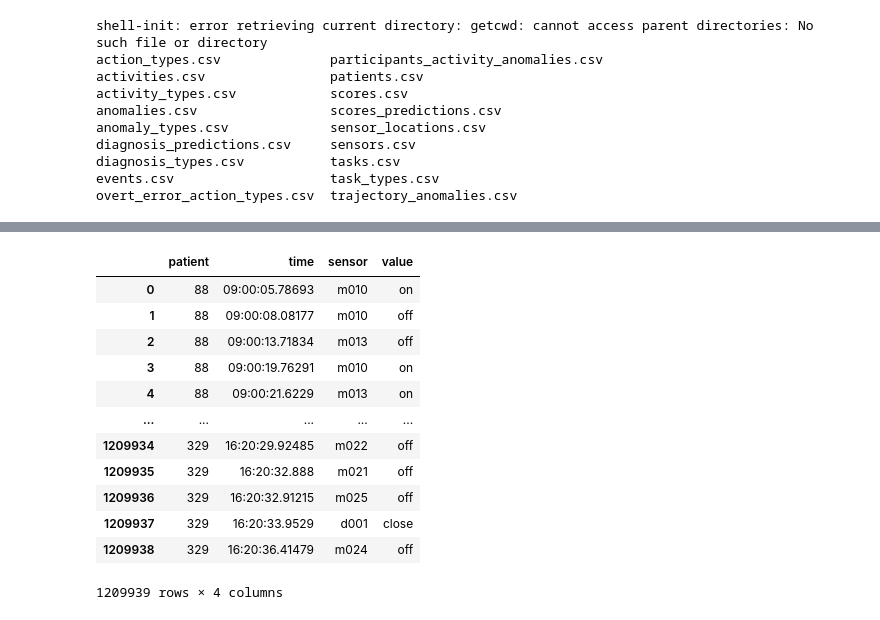
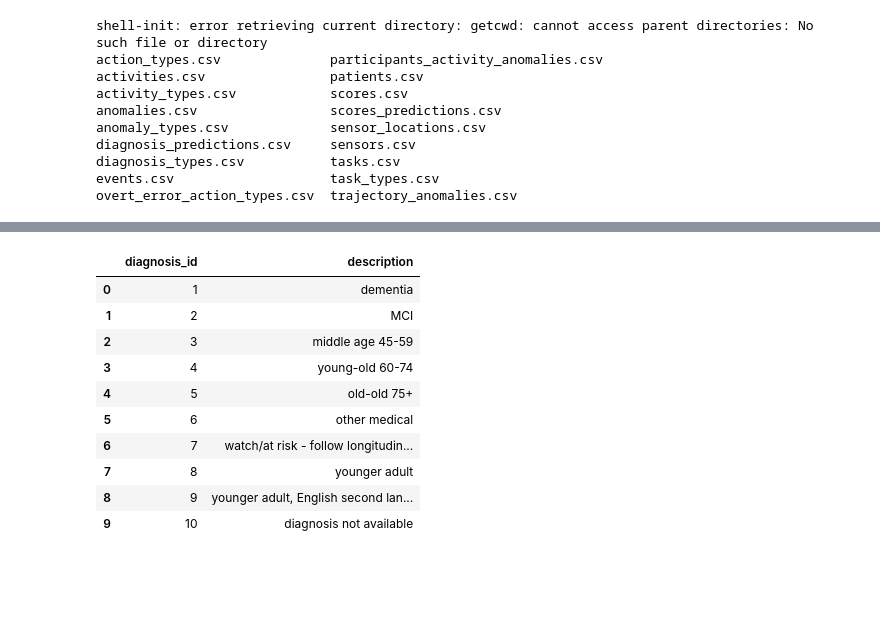
Before and after one commit to martinasalis/ActivityRecognitionGNN, a Jupyter notebook: main.ipynb, the cells around one changed output, grey strips where cells are left out. Saved outputs shown, nothing was run; the diff lists cells and outputs as text; code cells hidden in the pictures; blank space fills up the shorter version.

```diff
--- a/main.ipynb
+++ b/main.ipynb
@@ -244,16 +273,14 @@ for i in range(0, len(patients)):
 # %%
-pd.read_csv('drive/MyDrive/CASAS400/events.csv')
+pd.read_csv('drive/MyDrive/CASAS400/diagnosis_types.csv')
 # %% [output]
-|  | patient | time | sensor | value |
-| 0 | 88 | 09:00:05.78693 | m010 | on |
-| 1 | 88 | 09:00:08.08177 | m010 | off |
-| 2 | 88 | 09:00:13.71834 | m013 | off |
-| 3 | 88 | 09:00:19.76291 | m010 | on |
-| 4 | 88 | 09:00:21.6229 | m013 | on |
-| ... | ... | ... | ... | ... |
-| 1209934 | 329 | 16:20:29.92485 | m022 | off |
-| 1209935 | 329 | 16:20:32.888 | m021 | off |
-| 1209936 | 329 | 16:20:32.91215 | m025 | off |
-| 1209937 | 329 | 16:20:33.9529 | d001 | close |
-| 1209938 | 329 | 16:20:36.41479 | m024 | off |
+|  | diagnosis_id | description |
+| 0 | 1 | dementia |
+| 1 | 2 | MCI |
+| 2 | 3 | middle age 45-59 |
+| 3 | 4 | young-old 60-74 |
+| 4 | 5 | old-old 75+ |
+| 5 | 6 | other medical |
+| 6 | 7 | watch/at risk - follow longitudin... |
+| 7 | 8 | younger adult |
+| 8 | 9 | younger adult, English second lan... |
+| 9 | 10 | diagnosis not available |
-1209939 rows × 4 columns
```
Also changed, not shown: parts of 10 cells of this notebook.
